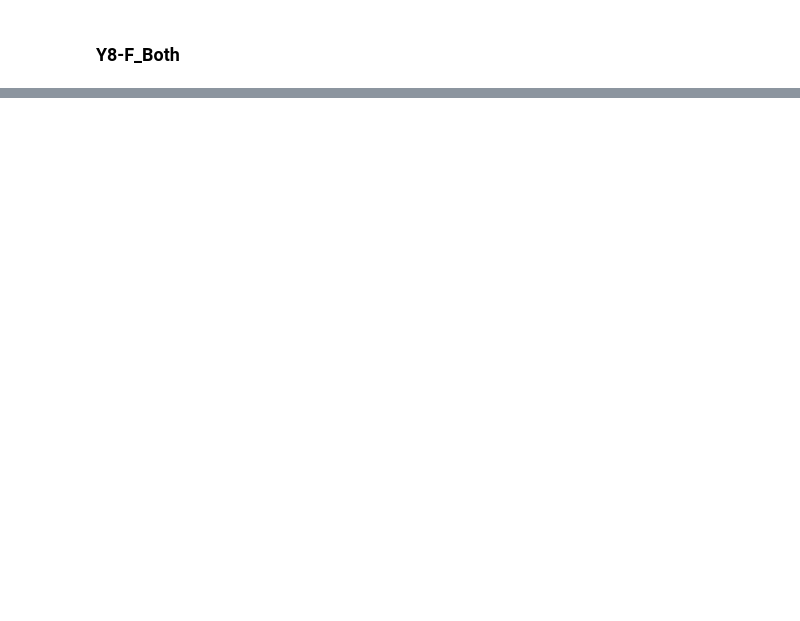
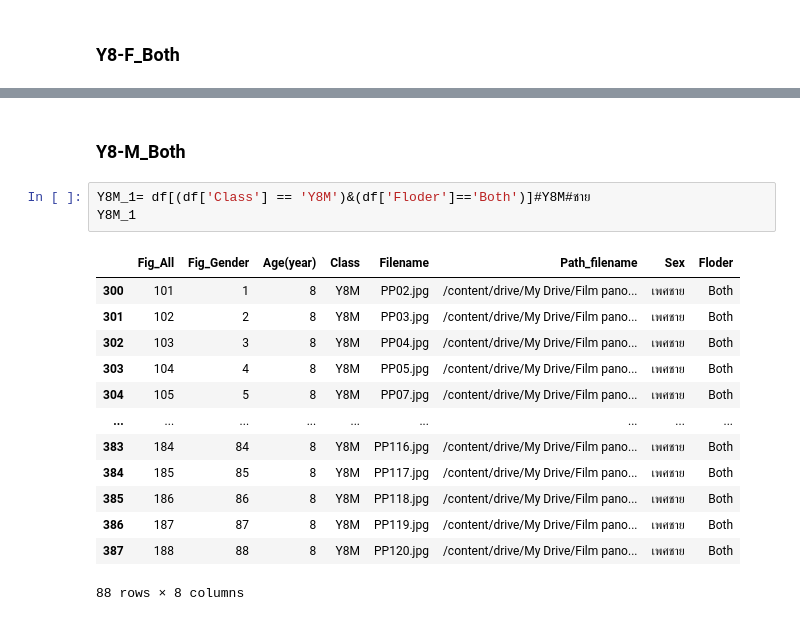
Before and after one commit to Wanita-8943/efficientnet_keras_transfer_learning, a Jupyter notebook: ตัดรูป.ipynb, the cells around one changed output, grey strips where cells are left out. Saved outputs shown, nothing was run; the diff lists cells and outputs as text; blank space fills up the shorter version.

```diff
--- a/ตัดรูป.ipynb
+++ b/ตัดรูป.ipynb
@@ -364,0 +489,19 @@ for i in path:
+# %% [markdown]
+### Y8-M_Both
+# %%
+Y8M_1= df[(df['Class'] == 'Y8M')&(df['Floder']=='Both')]#Y8M#ชาย
+Y8M_1
+# %% [output]
+|  | Fig_All | Fig_Gender | Age(year) | Class | Filename | Path_filename | Sex | Floder |
+| 300 | 101 | 1 | 8 | Y8M | PP02.jpg | /content/drive/My Drive/Film pano... | เพศชาย | Both |
+| 301 | 102 | 2 | 8 | Y8M | PP03.jpg | /content/drive/My Drive/Film pano... | เพศชาย | Both |
+| 302 | 103 | 3 | 8 | Y8M | PP04.jpg | /content/drive/My Drive/Film pano... | เพศชาย | Both |
+| 303 | 104 | 4 | 8 | Y8M | PP05.jpg | /content/drive/My Drive/Film pano... | เพศชาย | Both |
+| 304 | 105 | 5 | 8 | Y8M | PP07.jpg | /content/drive/My Drive/Film pano... | เพศชาย | Both |
+| ... | ... | ... | ... | ... | ... | ... | ... | ... |
+| 383 | 184 | 84 | 8 | Y8M | PP116.jpg | /content/drive/My Drive/Film pano... | เพศชาย | Both |
+| 384 | 185 | 85 | 8 | Y8M | PP117.jpg | /content/drive/My Drive/Film pano... | เพศชาย | Both |
+| 385 | 186 | 86 | 8 | Y8M | PP118.jpg | /content/drive/My Drive/Film pano... | เพศชาย | Both |
+| 386 | 187 | 87 | 8 | Y8M | PP119.jpg | /content/drive/My Drive/Film pano... | เพศชาย | Both |
+| 387 | 188 | 88 | 8 | Y8M | PP120.jpg | /content/drive/My Drive/Film pano... | เพศชาย | Both |
+88 rows × 8 columns
```
Also changed, not shown: parts of 26 cells of this notebook.
